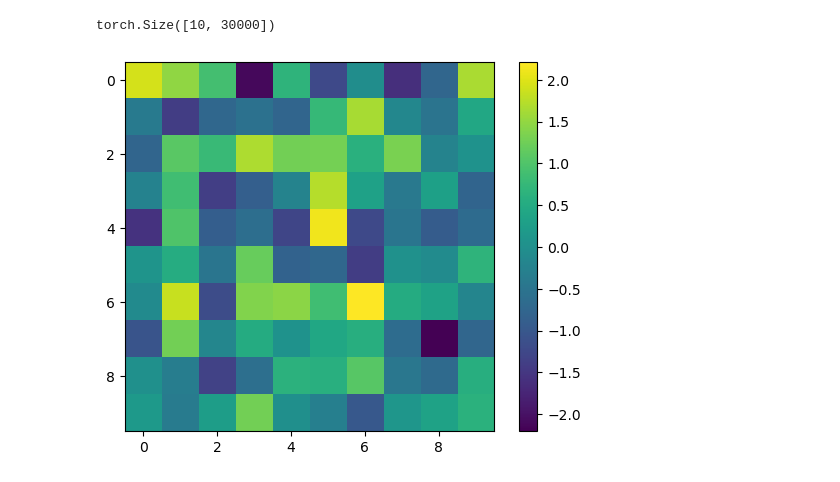
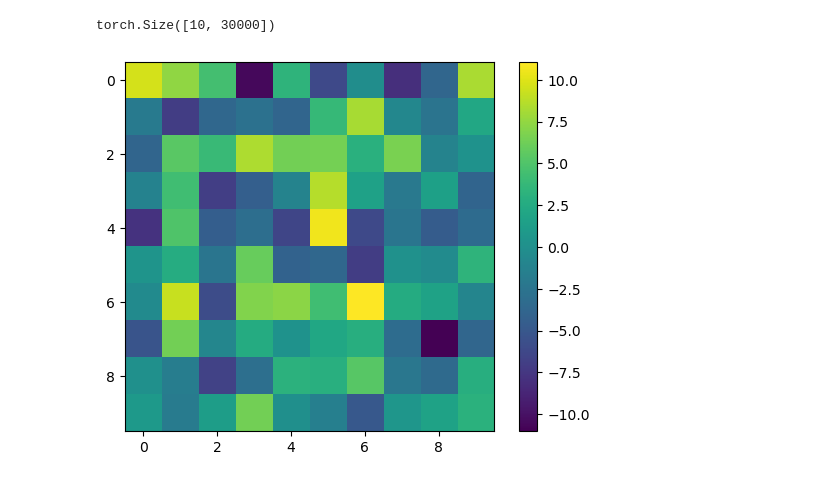
Before and after one commit to wuweizhang0723/func2graph, a Jupyter notebook: notebook/check_evaluation/evaluate_model.ipynb, the cells around one changed output. Drawn from its saved outputs; the diff is of its cells as text; code cells hidden in the pictures.

```diff
--- a/notebook/check_evaluation/evaluate_model.ipynb
+++ b/notebook/check_evaluation/evaluate_model.ipynb
@@ -14,34 +17,39 @@ neuron_num = 10
 dt = 0.001
 tau = 0.3
 total_time = 30000
+
+weight_scale = 5
+init_scale = 0.1
 
 spike_neuron_num = 2
 spike_input = 5
 
 train_data_size = 20000
 window_size = 200
 random_seed = 42
 batch_size = 32
 
 trainloader, validloader, weight_matrix = data.generate_simulation_data(
     neuron_num=neuron_num,
     dt=dt,
     tau=tau,
     total_time=total_time,
     spike_neuron_num=spike_neuron_num,
     spike_input=spike_input,
     train_data_size=train_data_size,
     window_size=window_size,
     random_seed=random_seed,
     batch_size=batch_size,
+    weight_scale=weight_scale,
+    init_scale=init_scale,
 )
 
 plt.imshow(weight_matrix.detach().numpy())
 plt.colorbar()
 plt.show()
 # %% [output]
 torch.Size([10, 30000])
-[figure, old version]
+[figure, new version]
 # %%
 hidden_size_1=128
 h_layers_1=2
```
Also changed, not shown: parts of 6 cells of this notebook, 3 other files.
